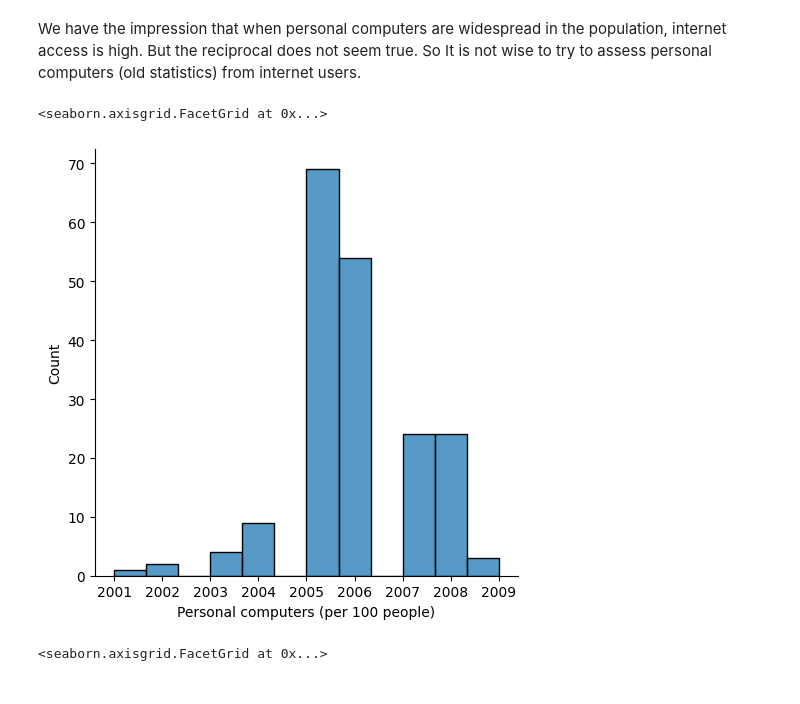
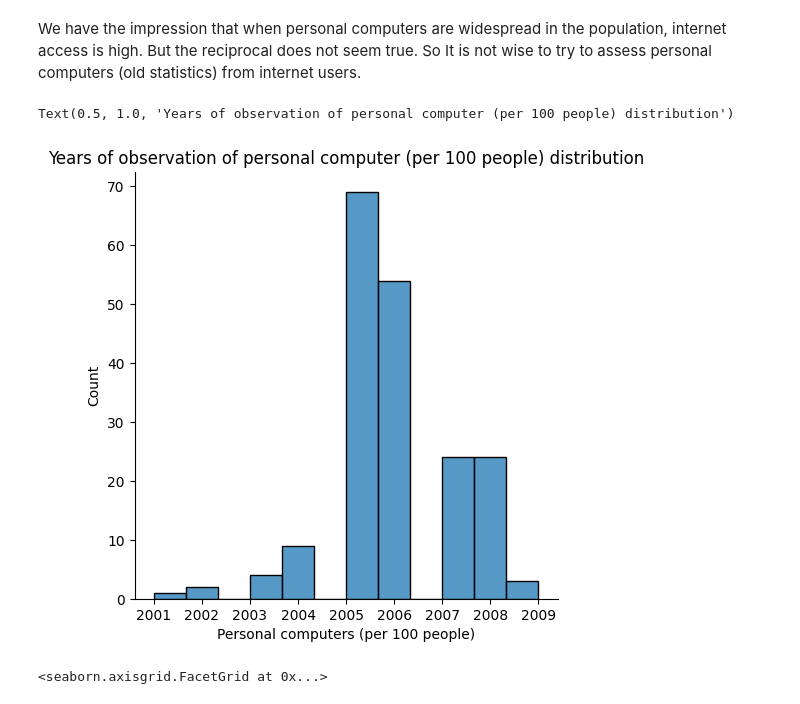
Before and after one commit to JulienfLeBoucher/OC_Edtech, a Jupyter notebook: LE-BOUCHER_Julien_1_notebook_122022.ipynb, the cells around one changed output. Drawn from its saved outputs; the diff is of its cells as text; code cells hidden in the pictures.

```diff
--- a/LE-BOUCHER_Julien_1_notebook_122022.ipynb
+++ b/LE-BOUCHER_Julien_1_notebook_122022.ipynb
@@ -1934,9 +1977,10 @@ print(series.loc[series['Indicator Name'] == 'Internet users (per 100 people)'][
 We have the impression that when personal computers are widespread in the population, internet access is high. But the reciprocal does not seem true. So It is not wise to try to assess personal computers (old statistics) from internet users.
 # %%
 sns.displot(data=y_observation_per_country, x='Personal computers (per 100 people)')
+plt.title('Years of observation of personal computer (per 100 people) distribution')
 # %% [output]
-<seaborn.axisgrid.FacetGrid at 0x...>
+Text(0.5, 1.0, 'Years of observation of personal computer (per 100 people) distribution')
-[figure, old version]
+[figure, new version]
 # %%
 sns.displot(data=y_observation_per_country, x='Internet users (per 100 people)')
 # %% [output]
```
Also changed, not shown: parts of 29 cells of this notebook, 2 other files.
